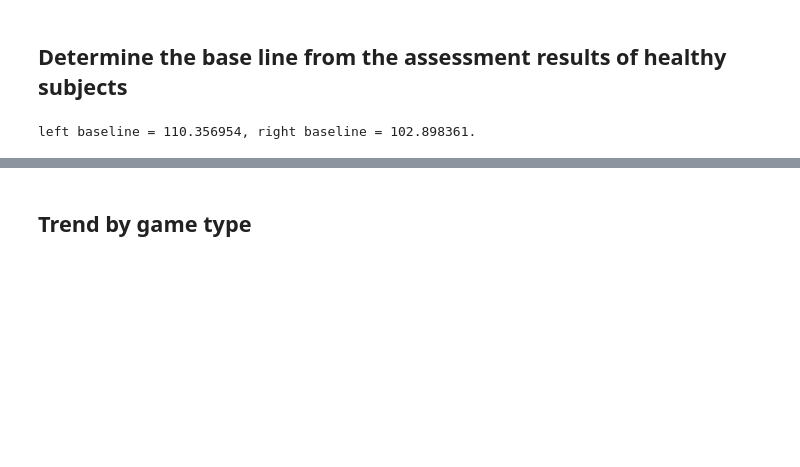
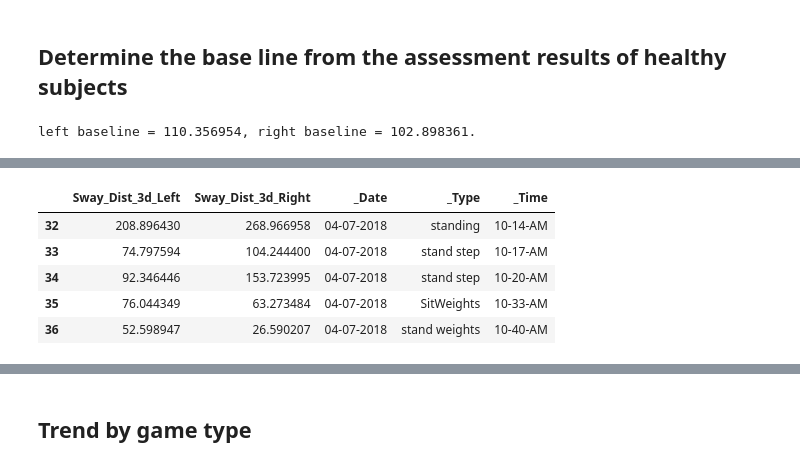
Before and after one commit to MengxuanMa2016/Data_Visualization_Python, a Jupyter notebook: Efficiency_Assessment_Results_Visualization.ipynb, the cells around one changed output, grey strips where cells are left out. Saved outputs shown, nothing was run; the diff lists cells and outputs as text; code cells hidden in the pictures; blank space fills up the shorter version.

```diff
--- a/Efficiency_Assessment_Results_Visualization.ipynb
+++ b/Efficiency_Assessment_Results_Visualization.ipynb
@@ -281,0 +327,12 @@ left baseline = 110.356954, right baseline = 102.898361.
+# %%
+selected_date = '04-07-2018'
+one_day_df = stroke_df.loc[stroke_df['_Date'] == selected_date]
+one_day_df = one_day_df[[metric_left, metric_right,'_Date','_Type','_Time']]
+display(one_day_df)
+# %% [output]
+|  | Sway_Dist_3d_Left | Sway_Dist_3d_Right | _Date | _Type | _Time |
+| 32 | 208.896430 | 268.966958 | 04-07-2018 | standing | 10-14-AM |
+| 33 | 74.797594 | 104.244400 | 04-07-2018 | stand step | 10-17-AM |
+| 34 | 92.346446 | 153.723995 | 04-07-2018 | stand step | 10-20-AM |
+| 35 | 76.044349 | 63.273484 | 04-07-2018 | SitWeights | 10-33-AM |
+| 36 | 52.598947 | 26.590207 | 04-07-2018 | stand weights | 10-40-AM |
```
Also changed, not shown: parts of 20 cells of this notebook.
